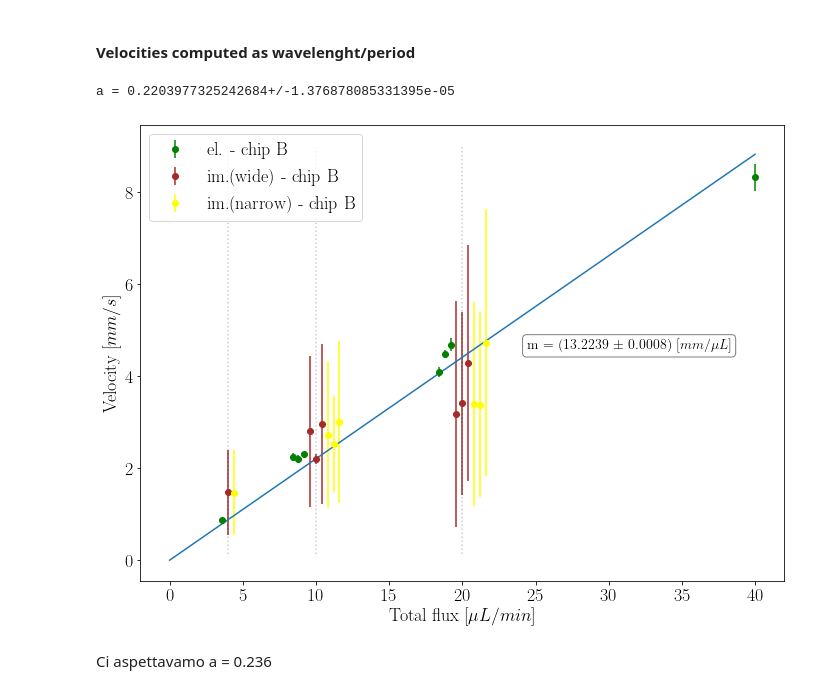
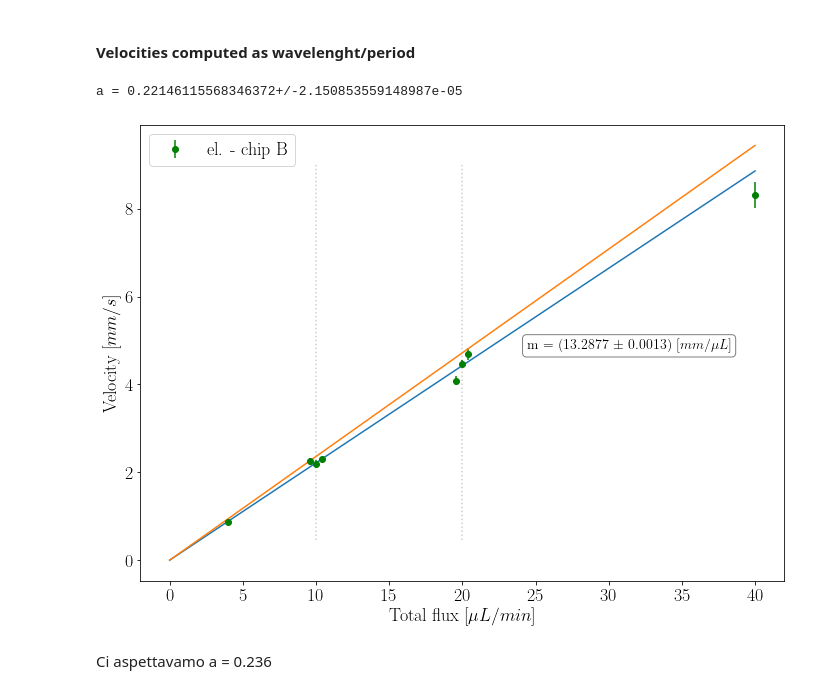
Before and after one commit to AlessandroLovo/T-junction, a Jupyter notebook: T-data/Results/Finisher_Rev2.ipynb, the cells around one changed output. Saved outputs shown, nothing was run; the diff lists cells and outputs as text; code cells hidden in the pictures.

```diff
--- a/T-data/Results/Finisher_Rev2.ipynb
+++ b/T-data/Results/Finisher_Rev2.ipynb
@@ -777,43 +777,45 @@ dm = uplt.DataMisaligner(x_misalignment=0.4)
 
 #dm.add(Flux_tot_E_A, E_A_velocities, ax = ax,  fmt='o', alpha = 1., color='green', label = 'chip A')
 dm.add(Flux_tot_E_B, E_B_velocities_r, ax = ax,  fmt='o', alpha = 1., color='green', label = 'el. - chip B')
-dm.add(Flux_tot_I_B, I_B_velocity_w, ax = ax,  fmt='o', alpha = 1., color='brown', label = 'im.(wide) - chip B')
-dm.add(Flux_tot_I_B, I_B_velocity_n, ax = ax,  fmt='o', alpha = 1., color='yellow', label = 'im.(narrow) - chip B')
+# dm.add(Flux_tot_I_B, I_B_velocity_w, ax = ax,  fmt='o', alpha = 1., color='brown', label = 'im.(wide) - chip B')
+# dm.add(Flux_tot_I_B, I_B_velocity_n, ax = ax,  fmt='o', alpha = 1., color='yellow', label = 'im.(narrow) - chip B')
 dm.plot(ax)
 
 # fit
-xdata = np.concatenate((Flux_tot_E_B, Flux_tot_I_B,Flux_tot_I_B)[:1])
-ydata = np.concatenate((E_B_velocities_r, I_B_velocity_w, I_B_velocity_n)[:1])
+# xdata = np.concatenate((Flux_tot_E_B, Flux_tot_I_B,Flux_tot_I_B)[:1])
+# ydata = np.concatenate((E_B_velocities_r, I_B_velocity_w, I_B_velocity_n)[:1])
 
-# xdata = np.concatenate((Flux_ratio_I_A, Flux_ratio_I_B))
-# ydata = np.concatenate((I_A_n_sd_ratio, I_B_n_sd_ratio))
+xdata = Flux_tot_E_B[mask]
+ydata = E_B_velocities_r[mask]
 
 # popt, pcov = curve_fit(lin_func, xdata, [y.n for y in ydata], sigma=[y.s for y in ydata])
 
 # a, b = unc.correlated_values(popt, pcov)
 # print(f'{a = }, {b = }')
 # x_fine = np.arange(0,41.1,1)
 # ax.plot(x_fine, lin_func(x_fine, *popt))
 
-popt, pcov = curve_fit(lin_func0, xdata, [y.n for y in ydata], sigma=[y.s for y in ydata])
+popt, pcov = curve_fit(lin_func0, xdata, [y.n for y in ydata])#, sigma=[y.s for y in ydata])
 
 a = unc.ufloat(popt, pcov)
 print(f'{a = }')
 x_fine = np.arange(0,41,1)
 ax.plot(x_fine, lin_func0(x_fine, *popt))
+
+ax.plot(x_fine, lin_func0(x_fine, 0.236))
 
 # Print fit results
 props = dict(boxstyle='round', facecolor='white', alpha=0.5)
 textstr = f'm = ({a.n*60 :.4f} $\pm$ {a.std_dev*60 :.4f}) $ [mm / \mu L]$'
 ax.text(0.6, 0.5, textstr, transform=ax.transAxes, fontsize=14, verticalalignment='bottom', bbox=props)
 
 ax.legend(loc='best')
 #plt.title('Velocity as function of the total flux', loc='center', pad=15)
 fig.tight_layout()
 plt.show()
 # %% [output]
-a = 0.2203977325242684+/-1.376878085331395e-05
+a = 0.22146115568346372+/-2.150853559148987e-05
-[figure, old version]
+[figure, new version]
 # %% [markdown]
 Ci aspettavamo a = 0.236
 # %% [markdown]
```
Also changed, not shown: parts of 2 cells of this notebook.
